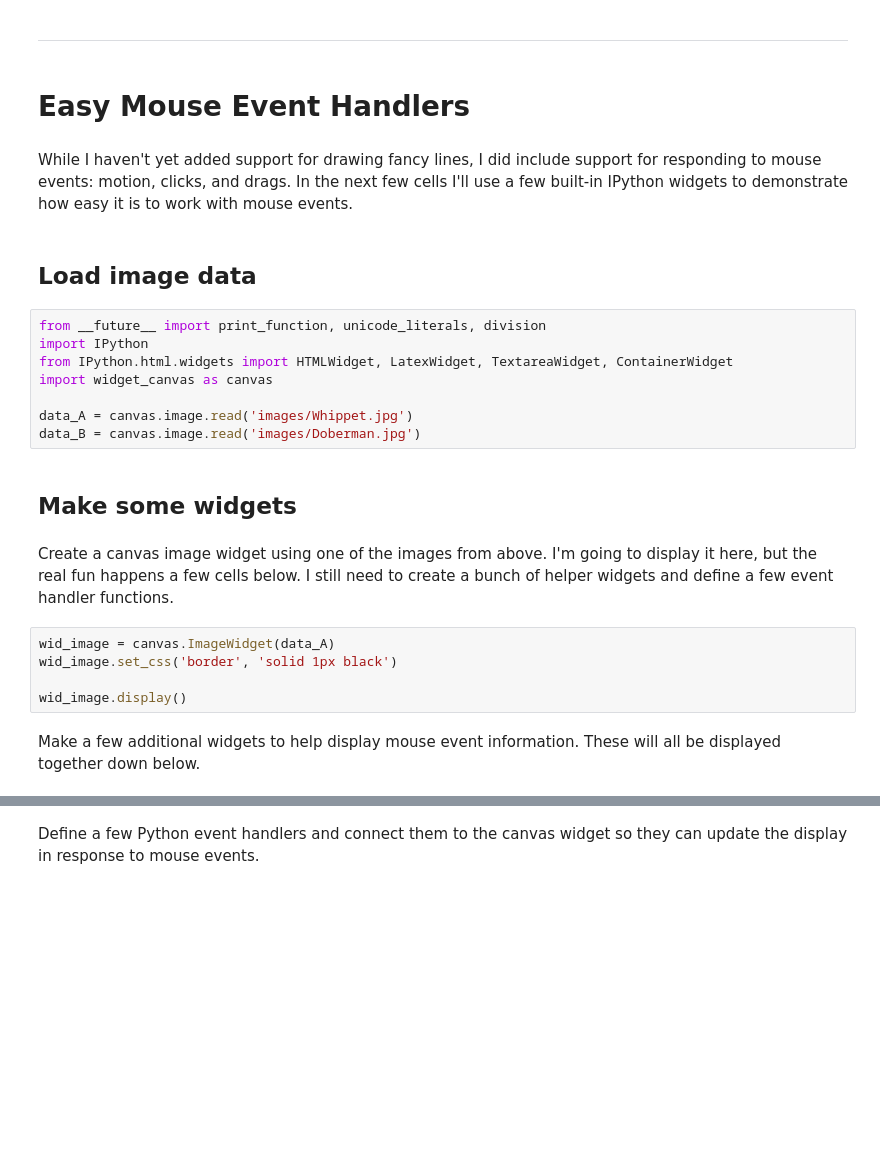
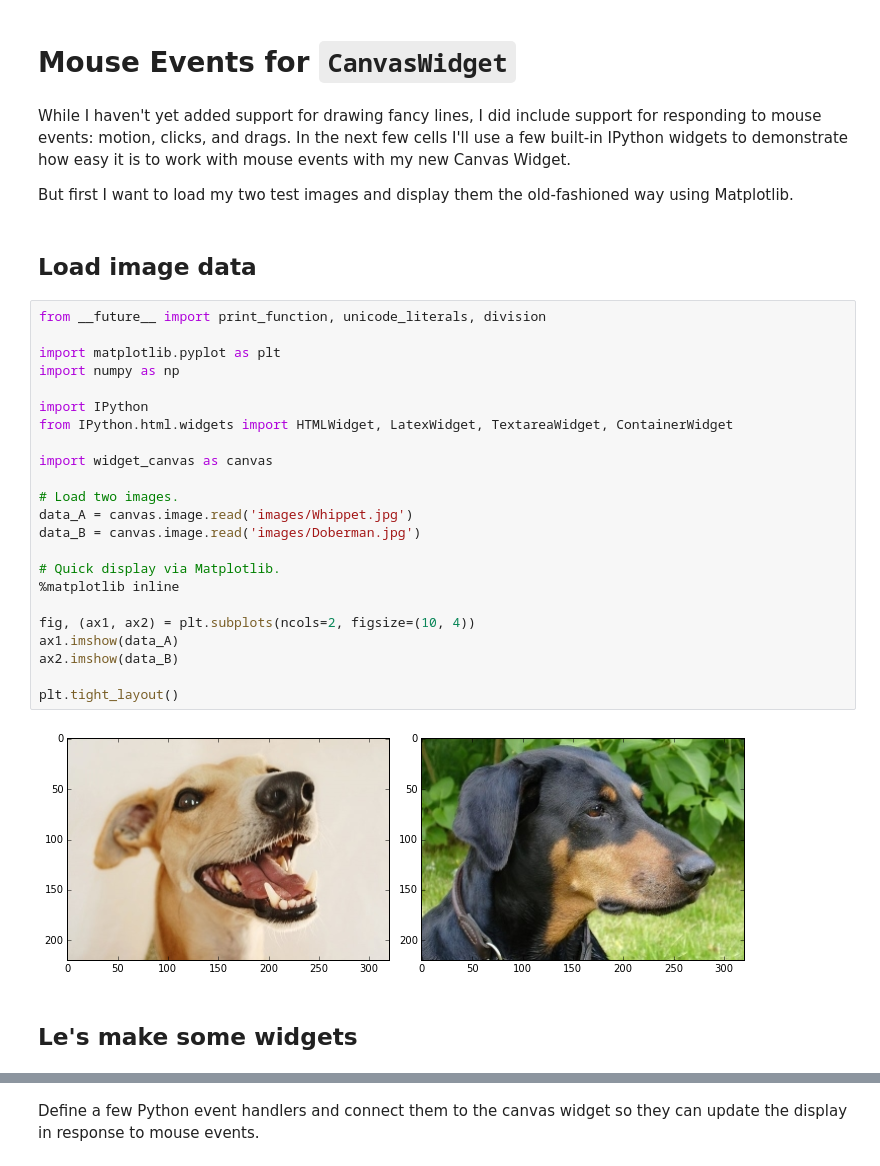
Before and after one commit to johnhw/ipynb_widget_canvas, a Jupyter notebook: notebooks/Responding to Mouse Events.ipynb, the cells around one changed output, grey strips where cells are left out. Drawn from its saved outputs; the diff is of its cells as text; blank space fills up the shorter version.

Commit message:
just about finished with mouse events notebook.

```diff
--- a/notebooks/Responding to Mouse Events.ipynb
+++ b/notebooks/Responding to Mouse Events.ipynb
@@ -36,27 +1,35 @@ Ideas for interactive drag resize example: http://www.html5canvastutorials.com/l
-# %% [markdown]
----
-# %% [markdown]
-# Easy Mouse Event Handlers
+# %% [markdown]
+# Mouse Events for `CanvasWidget`
 # %% [markdown]
-While I haven't yet added support for drawing fancy lines, I did include support for responding to mouse events: motion, clicks, and drags.  In the next few cells I'll use a few built-in IPython widgets to demonstrate how easy it is to work with mouse events.
+While I haven't yet added support for drawing fancy lines, I did include support for responding to mouse events: motion, clicks, and drags.  In the next few cells I'll use a few built-in IPython widgets to demonstrate how easy it is to work with mouse events with my new Canvas Widget.
+
+But first I want to load my two test images and display them the old-fashioned way using Matplotlib.
 # %% [markdown]
 ## Load image data
 # %%
 from __future__ import print_function, unicode_literals, division
+
+import matplotlib.pyplot as plt
+import numpy as np
+
 import IPython
 from IPython.html.widgets import HTMLWidget, LatexWidget, TextareaWidget, ContainerWidget
+
 import widget_canvas as canvas
 
+# Load two images.
 data_A = canvas.image.read('images/Whippet.jpg')
 data_B = canvas.image.read('images/Doberman.jpg')
+
+# Quick display via Matplotlib.
+%matplotlib inline
+
+fig, (ax1, ax2) = plt.subplots(ncols=2, figsize=(10, 4))
+ax1.imshow(data_A)
+ax2.imshow(data_B)
+
+plt.tight_layout()
+# %% [output]
+[figure, added]
 # %% [markdown]
-## Make some widgets
+## Le's make some widgets
-# %% [markdown]
-Create a canvas image widget using one of the images from above.  I'm going to display it here, but the real fun happens a few cells below.  I still need to create a bunch of helper widgets and define a few event handler functions.
-# %%
-wid_image = canvas.ImageWidget(data_A)
-wid_image.set_css('border', 'solid 1px black')
-
-wid_image.display()
-# %% [markdown]
-Make a few additional widgets to help display mouse event information.  These will all be displayed together down below.
```
Also changed, not shown: parts of 21 cells of this notebook.
